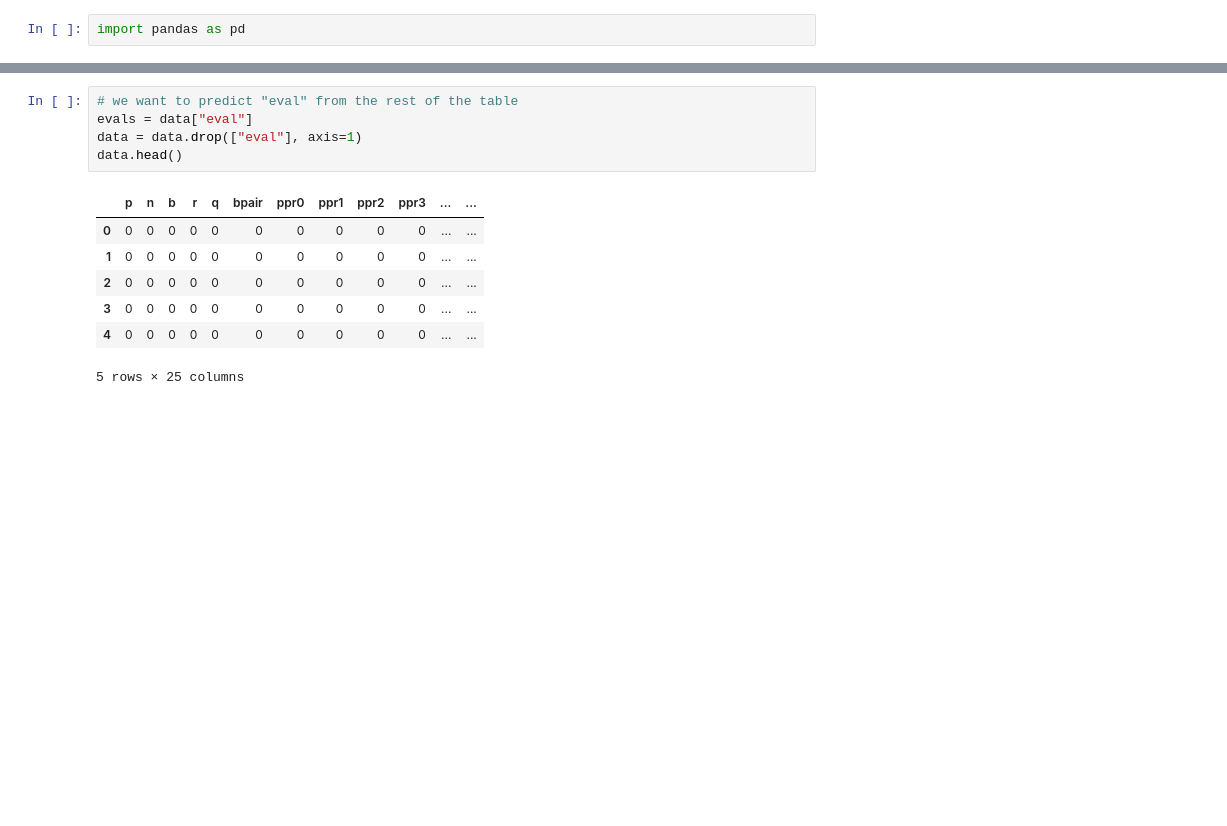
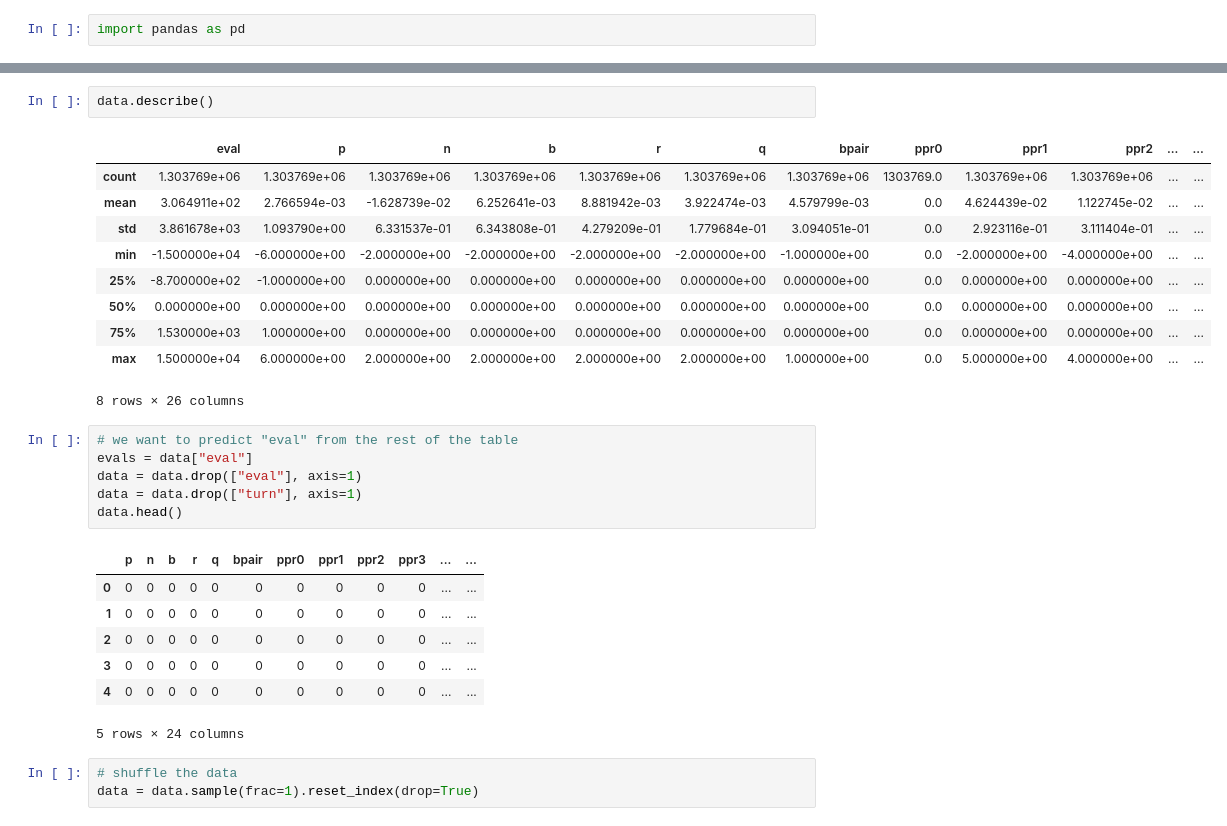
Before and after one commit to cosmobobak/viridithas, a Jupyter notebook: tuning.ipynb, the cells around one changed output, grey strips where cells are left out. Saved outputs shown, nothing was run; the diff lists cells and outputs as text; blank space fills up the shorter version.

```diff
--- a/tuning.ipynb
+++ b/tuning.ipynb
@@ -13,8 +13,22 @@ data.head()
 5 rows × 26 columns
+# %%
+data.describe()
+# %% [output]
+|  | eval | p | n | b | r | q | bpair | ppr0 | ppr1 | ppr2 | ... | ... |
+| count | 1.303769e+06 | 1.303769e+06 | 1.303769e+06 | 1.303769e+06 | 1.303769e+06 | 1.303769e+06 | 1.303769e+06 | 1303769.0 | 1.303769e+06 | 1.303769e+06 | ... | ... |
+| mean | 3.064911e+02 | 2.766594e-03 | -1.628739e-02 | 6.252641e-03 | 8.881942e-03 | 3.922474e-03 | 4.579799e-03 | 0.0 | 4.624439e-02 | 1.122745e-02 | ... | ... |
+| std | 3.861678e+03 | 1.093790e+00 | 6.331537e-01 | 6.343808e-01 | 4.279209e-01 | 1.779684e-01 | 3.094051e-01 | 0.0 | 2.923116e-01 | 3.111404e-01 | ... | ... |
+| min | -1.500000e+04 | -6.000000e+00 | -2.000000e+00 | -2.000000e+00 | -2.000000e+00 | -2.000000e+00 | -1.000000e+00 | 0.0 | -2.000000e+00 | -4.000000e+00 | ... | ... |
+| 25% | -8.700000e+02 | -1.000000e+00 | 0.000000e+00 | 0.000000e+00 | 0.000000e+00 | 0.000000e+00 | 0.000000e+00 | 0.0 | 0.000000e+00 | 0.000000e+00 | ... | ... |
+| 50% | 0.000000e+00 | 0.000000e+00 | 0.000000e+00 | 0.000000e+00 | 0.000000e+00 | 0.000000e+00 | 0.000000e+00 | 0.0 | 0.000000e+00 | 0.000000e+00 | ... | ... |
+| 75% | 1.530000e+03 | 1.000000e+00 | 0.000000e+00 | 0.000000e+00 | 0.000000e+00 | 0.000000e+00 | 0.000000e+00 | 0.0 | 0.000000e+00 | 0.000000e+00 | ... | ... |
+| max | 1.500000e+04 | 6.000000e+00 | 2.000000e+00 | 2.000000e+00 | 2.000000e+00 | 2.000000e+00 | 1.000000e+00 | 0.0 | 5.000000e+00 | 4.000000e+00 | ... | ... |
+8 rows × 26 columns
 # %%
 # we want to predict "eval" from the rest of the table
 evals = data["eval"]
 data = data.drop(["eval"], axis=1)
+data = data.drop(["turn"], axis=1)
 data.head()
 # %% [output]
 |  | p | n | b | r | q | bpair | ppr0 | ppr1 | ppr2 | ppr3 | ... | ... |
@@ -23,4 +37,7 @@ data.head()
 | 2 | 0 | 0 | 0 | 0 | 0 | 0 | 0 | 0 | 0 | 0 | ... | ... |
 | 3 | 0 | 0 | 0 | 0 | 0 | 0 | 0 | 0 | 0 | 0 | ... | ... |
 | 4 | 0 | 0 | 0 | 0 | 0 | 0 | 0 | 0 | 0 | 0 | ... | ... |
-5 rows × 25 columns
+5 rows × 24 columns
+# %%
+# shuffle the data
+data = data.sample(frac=1).reset_index(drop=True)
```
Also changed, not shown: parts of 5 cells of this notebook, 9 other files.
